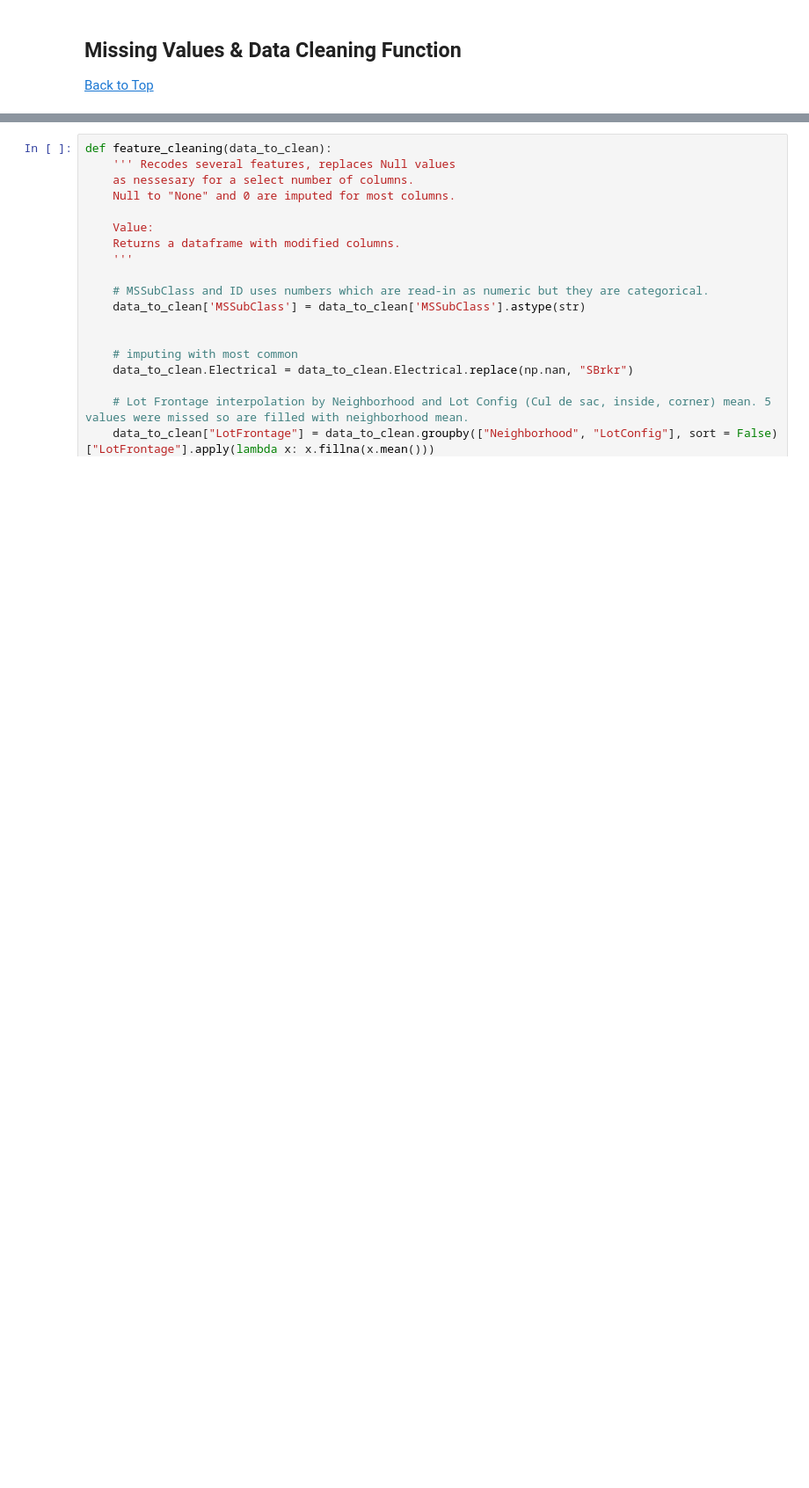
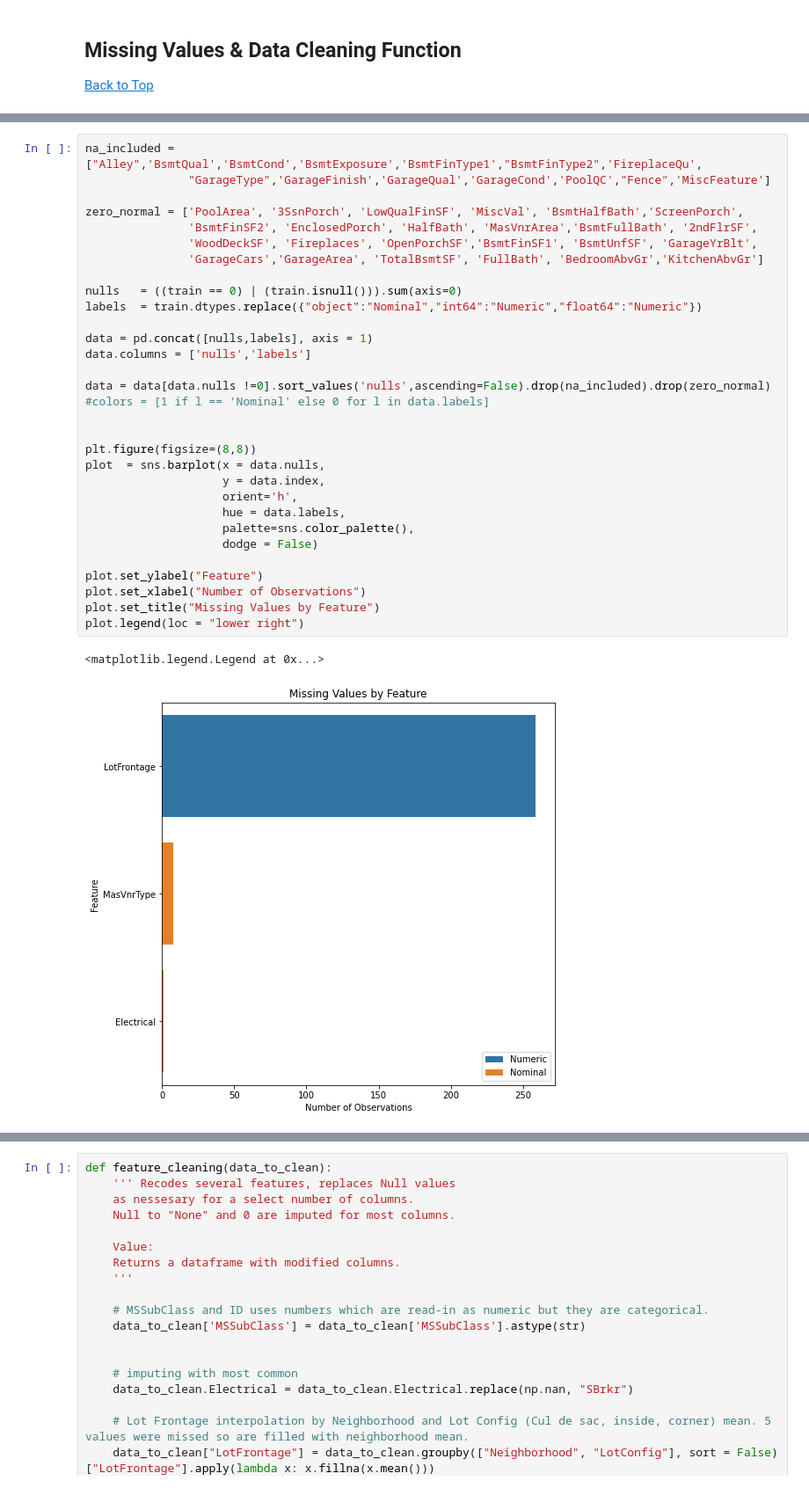
Before and after one commit to jwelch1123/ames_housing, a Jupyter notebook: ames_housing.ipynb, the cells around one changed output, grey strips where cells are left out. Shown at 88% size. Saved outputs shown, nothing was run; the diff lists cells and outputs as text; blank space fills up the shorter version.

```diff
--- a/ames_housing.ipynb
+++ b/ames_housing.ipynb
@@ -457,0 +492,34 @@ Text(0.5, 1.0, 'Missing Values by Feature')
+# %%
+na_included = ["Alley",'BsmtQual','BsmtCond','BsmtExposure','BsmtFinType1',"BsmtFinType2",'FireplaceQu',
+               "GarageType",'GarageFinish','GarageQual','GarageCond','PoolQC',"Fence",'MiscFeature']
+
+zero_normal = ['PoolArea', '3SsnPorch', 'LowQualFinSF', 'MiscVal', 'BsmtHalfBath','ScreenPorch',
+               'BsmtFinSF2', 'EnclosedPorch', 'HalfBath', 'MasVnrArea','BsmtFullBath', '2ndFlrSF',
+               'WoodDeckSF', 'Fireplaces', 'OpenPorchSF','BsmtFinSF1', 'BsmtUnfSF', 'GarageYrBlt',
+               'GarageCars','GarageArea', 'TotalBsmtSF', 'FullBath', 'BedroomAbvGr','KitchenAbvGr']
+
+nulls   = ((train == 0) | (train.isnull())).sum(axis=0)
+labels  = train.dtypes.replace({"object":"Nominal","int64":"Numeric","float64":"Numeric"})
+
+data = pd.concat([nulls,labels], axis = 1)
+data.columns = ['nulls','labels']
+
+data = data[data.nulls !=0].sort_values('nulls',ascending=False).drop(na_included).drop(zero_normal)
+#colors = [1 if l == 'Nominal' else 0 for l in data.labels]
+
+
+plt.figure(figsize=(8,8))
+plot  = sns.barplot(x = data.nulls,
+                    y = data.index,
+                    orient='h',
+                    hue = data.labels,
+                    palette=sns.color_palette(),
+                    dodge = False)
+
+plot.set_ylabel("Feature")
+plot.set_xlabel("Number of Observations")
+plot.set_title("Missing Values by Feature")
+plot.legend(loc = "lower right")
+# %% [output]
+<matplotlib.legend.Legend at 0x...>
+[figure, added]
```
Also changed, not shown: parts of 77 cells of this notebook, 1 other file.
